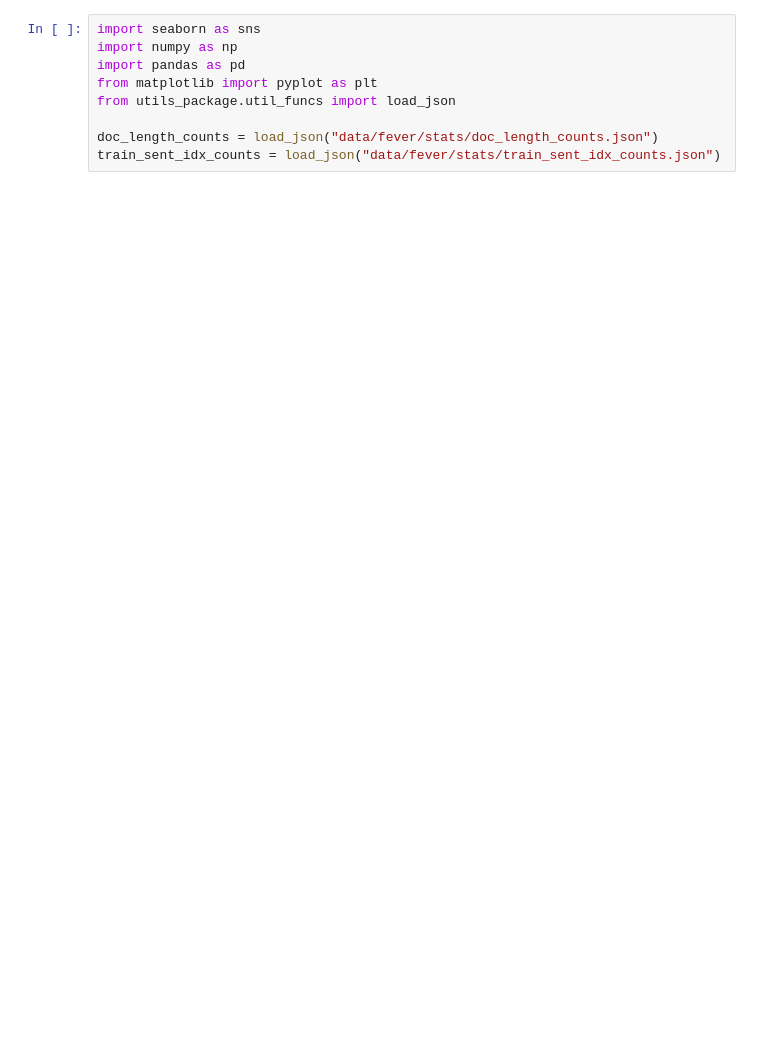
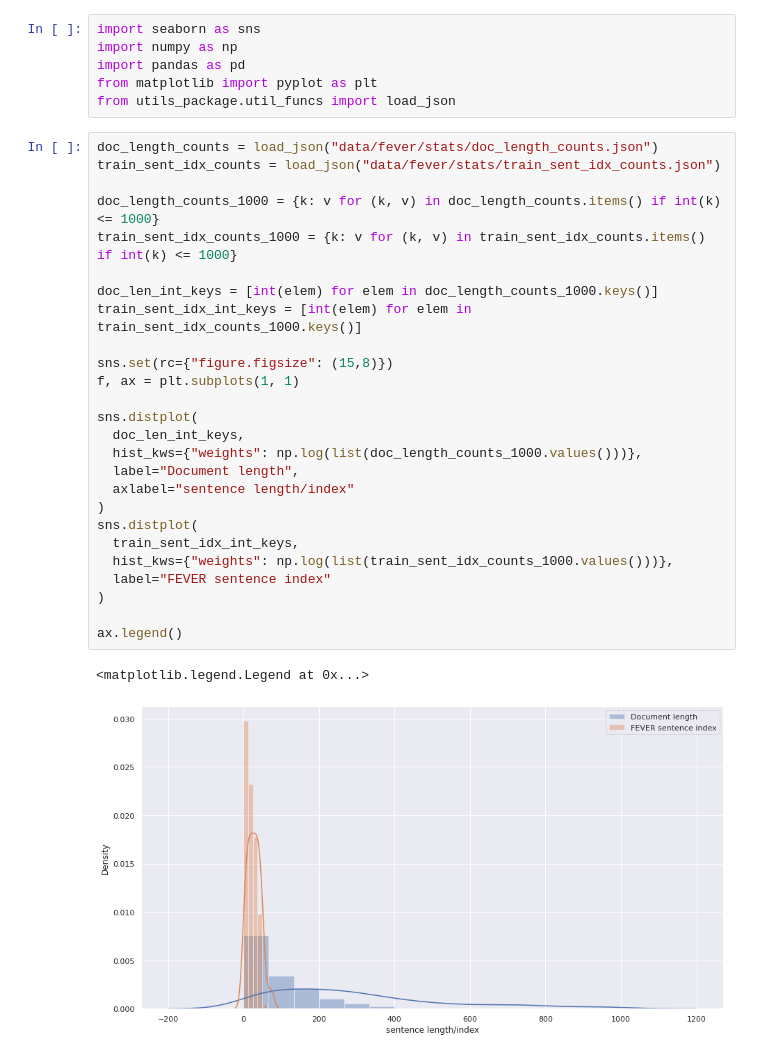
Before and after one commit to Martin36/fact-checking-with-coref, a Jupyter notebook: data_viz.ipynb, the cells around one changed output. Drawn from its saved outputs; the diff is of its cells as text; blank space fills up the shorter version.

```diff
--- a/data_viz.ipynb
+++ b/data_viz.ipynb
@@ -4,7 +4,33 @@ import numpy as np
 import pandas as pd
 from matplotlib import pyplot as plt
 from utils_package.util_funcs import load_json
-
-doc_length_counts = load_json("data/fever/stats/doc_length_counts.json")
-train_sent_idx_counts = load_json("data/fever/stats/train_sent_idx_counts.json")
+# %%
+doc_length_counts = load_json("data/fever/stats/doc_length_counts.json")
+train_sent_idx_counts = load_json("data/fever/stats/train_sent_idx_counts.json")
+
+doc_length_counts_1000 = {k: v for (k, v) in doc_length_counts.items() if int(k) <= 1000}
+train_sent_idx_counts_1000 = {k: v for (k, v) in train_sent_idx_counts.items() if int(k) <= 1000}
+
+doc_len_int_keys = [int(elem) for elem in doc_length_counts_1000.keys()]
+train_sent_idx_int_keys = [int(elem) for elem in train_sent_idx_counts_1000.keys()]
+
+sns.set(rc={"figure.figsize": (15,8)})
+f, ax = plt.subplots(1, 1)
+
+sns.distplot(
+  doc_len_int_keys,
+  hist_kws={"weights": np.log(list(doc_length_counts_1000.values()))},
+  label="Document length",
+  axlabel="sentence length/index"
+)
+sns.distplot(
+  train_sent_idx_int_keys,
+  hist_kws={"weights": np.log(list(train_sent_idx_counts_1000.values()))},
+  label="FEVER sentence index"
+)
+
+ax.legend()
+# %% [output]
+<matplotlib.legend.Legend at 0x...>
+[figure, added]
 # %%
```
Also changed, not shown: parts of 1 cell of this notebook, 2 other files.
